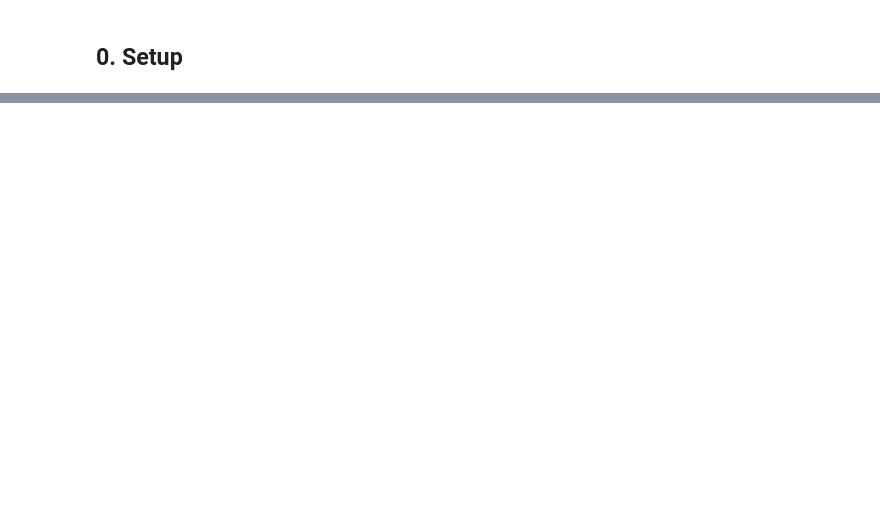
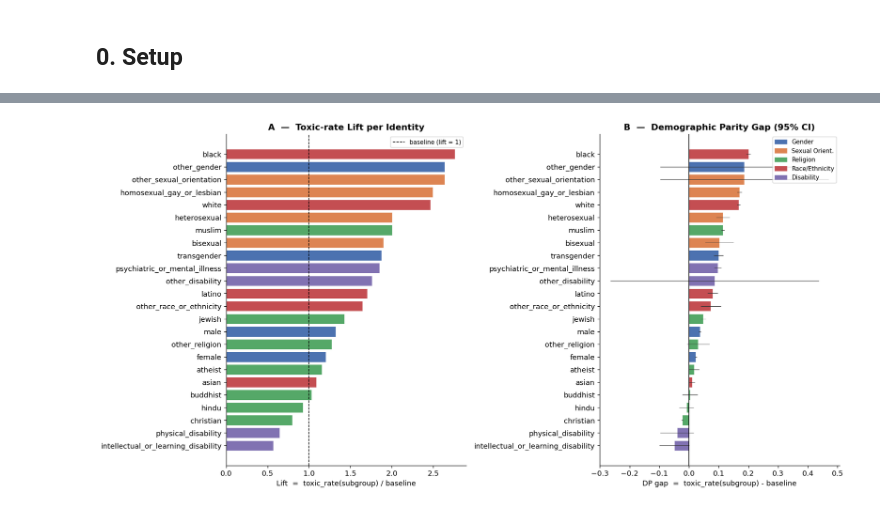
Before and after one commit to micmia/AI-Fairness-Jigsaw, a Jupyter notebook: notebooks/00_eda_fairness.ipynb, the cells around one changed output, grey strips where cells are left out. Cells and saved outputs as stored; diff of their text form; code cells hidden in the pictures; blank space fills up the shorter version.

```diff
--- a/notebooks/00_eda_fairness.ipynb
+++ b/notebooks/00_eda_fairness.ipynb
@@ -905,0 +75,18 @@ These steps address bias *before* model training, leaving the model architecture
+# %%
+USE_COLS = ["id", "target"] + IDENTITY_COLS
+
+print("Loading train.csv ...")
+df = pd.read_csv("../data/train.csv", usecols=USE_COLS)
+
+df["toxic"] = (df["target"] >= TOXICITY_THRESHOLD).astype(int)
+
+for col in IDENTITY_COLS:
+    df[f"{col}_bin"] = (df[col].fillna(0) >= ID_THRESHOLD).astype(int)
+BIN_COLS = [f"{c}_bin" for c in IDENTITY_COLS]
+
+annotated_mask = df[IDENTITY_COLS].notna().any(axis=1)
+df_anno = df[annotated_mask].copy().reset_index(drop=True)
+
+print(f"Full corpus:        {len(df):>10,} rows | toxic rate = {df['toxic'].mean():.3%}")
+print(f"Annotated subset:   {len(df_anno):>10,} rows | toxic rate = {df_anno['toxic'].mean():.3%}")
+print(f"Annotation coverage: {len(df_anno)/len(df):.1%} of corpus")
@@ -905,0 +176,57 @@ These steps address bias *before* model training, leaving the model architecture
+# %%
+baseline_tox = df_anno["toxic"].mean()
+
+dp_records = []
+for col in IDENTITY_COLS:
+    sub = df_anno[df_anno[f"{col}_bin"] == 1]
+    if len(sub) == 0:
+        continue
+    rate = sub["toxic"].mean()
+    se = np.sqrt(rate * (1.0 - rate) / max(len(sub), 1))
+    dp_gap = rate - baseline_tox
+    dp_records.append({
+        "identity": col,
+        "n": len(sub),
+        "toxic_rate": rate,
+        "lift": rate / baseline_tox if baseline_tox > 0 else np.nan,
+        "dp_gap": dp_gap,
+        "ci_low": dp_gap - 1.96 * se,
+        "ci_high": dp_gap + 1.96 * se,
+    })
+
+dp_df = pd.DataFrame(dp_records).sort_values("lift", ascending=False).reset_index(drop=True)
+
+print(f"Annotated baseline toxic rate r0 = {baseline_tox:.3%}\n")
+print(dp_df.to_string(index=False, formatters={
+    "toxic_rate": "{:.3%}".format,
+    "lift": "{:.2f}x".format,
+    "dp_gap": "{:+.3%}".format,
+    "ci_low": "{:+.3%}".format,
+    "ci_high": "{:+.3%}".format,
+}))
+
+fig, axes = plt.subplots(1, 2, figsize=(16, 8))
+
+dp_sorted = dp_df.sort_values("lift")
+axes[0].barh(dp_sorted["identity"], dp_sorted["lift"],
+             color=group_colors(dp_sorted["identity"]), edgecolor="white", linewidth=0.4)
+axes[0].axvline(1.0, color="black", linestyle="--", linewidth=1, label="baseline (lift = 1)")
+axes[0].set_xlabel("Lift  =  toxic_rate(subgroup) / baseline")
+axes[0].set_title("A  —  Toxic-rate Lift per Identity", fontweight="bold")
+axes[0].legend(fontsize=9)
+
+dp_sorted2 = dp_df.sort_values("dp_gap")
+axes[1].barh(dp_sorted2["identity"], dp_sorted2["dp_gap"],
+             xerr=[dp_sorted2["dp_gap"] - dp_sorted2["ci_low"],
+                   dp_sorted2["ci_high"] - dp_sorted2["dp_gap"]],
+             color=group_colors(dp_sorted2["identity"]),
+             edgecolor="white", linewidth=0.4, error_kw={"ecolor": "#333", "elinewidth": 0.7})
+axes[1].axvline(0, color="black", linewidth=1)
+axes[1].set_xlabel("DP gap  =  toxic_rate(subgroup) - baseline")
+axes[1].set_title("B  —  Demographic Parity Gap (95% CI)", fontweight="bold")
+
+patches = [mpatches.Patch(color=v, label=k) for k, v in PALETTE.items()]
+axes[1].legend(handles=patches, fontsize=9)
+plt.tight_layout()
+plt.show()
+# %% [output]
@@ -905,0 +250 @@ These steps address bias *before* model training, leaving the model architecture
+[figure, added]
```
Also changed, not shown: parts of 48 cells of this notebook, 18 other files.
